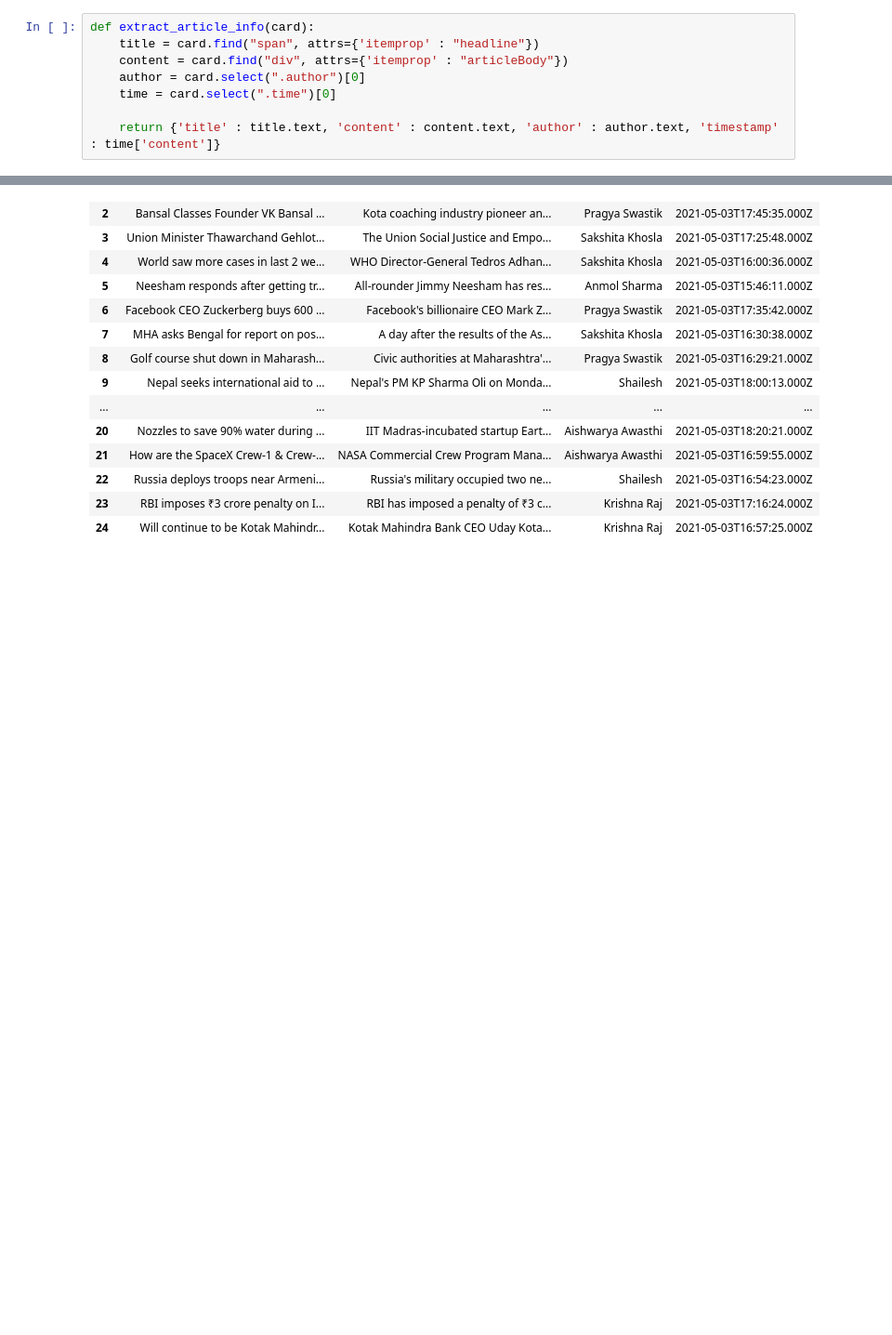
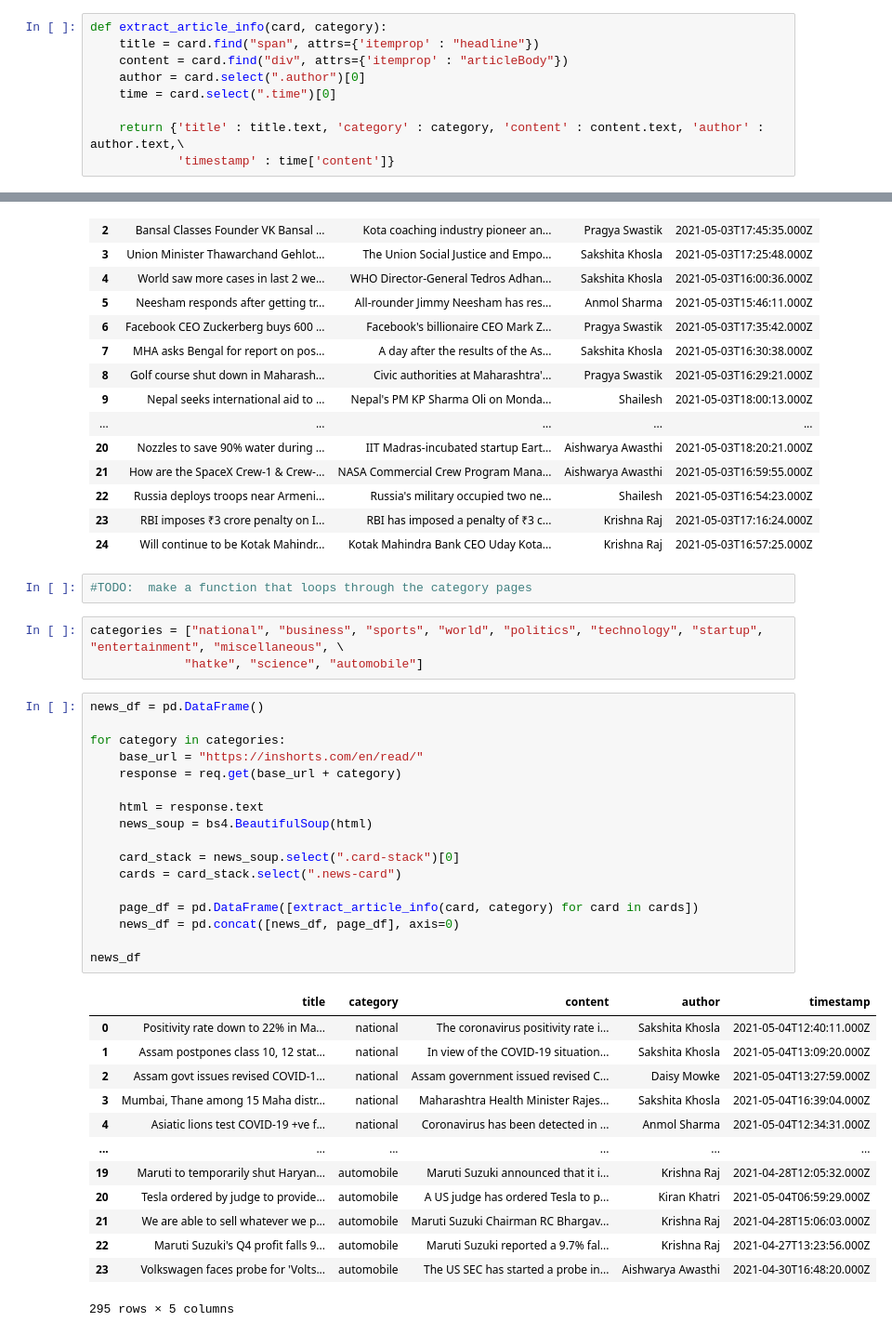
Before and after one commit to david-ryan-alviola/natural-language-processing-exercises, a Jupyter notebook: web_scraping_exercises.ipynb, the cells around one changed output, grey strips where cells are left out. Shown: that part at 93% size. Saved outputs shown, nothing was run; the diff lists cells and outputs as text; blank space fills up the shorter version.

Commit message:
Added category to inshort function

```diff
--- a/web_scraping_exercises.ipynb
+++ b/web_scraping_exercises.ipynb
@@ -321,13 +321,14 @@ time['content']
 # %% [output]
 '2021-05-03T17:10:34.000Z'
 # %%
-def extract_article_info(card):
+def extract_article_info(card, category):
     title = card.find("span", attrs={'itemprop' : "headline"})
     content = card.find("div", attrs={'itemprop' : "articleBody"})
     author = card.select(".author")[0]
     time = card.select(".time")[0]
 
-    return {'title' : title.text, 'content' : content.text, 'author' : author.text, 'timestamp' : time['content']}
+    return {'title' : title.text, 'category' : category, 'content' : content.text, 'author' : author.text,\
+            'timestamp' : time['content']}
 # %%
 cards = card_stack.select(".news-card")
 pd.DataFrame([extract_article_info(card) for card in cards])
@@ -370,3 +371,39 @@ acquire_inshort_data()
 | 22 | Russia deploys troops near Armeni... | Russia's military occupied two ne... | Shailesh | 2021-05-03T16:54:23.000Z |
 | 23 | RBI imposes ₹3 crore penalty on I... | RBI has imposed a penalty of ₹3 c... | Krishna Raj | 2021-05-03T17:16:24.000Z |
 | 24 | Will continue to be Kotak Mahindr... | Kotak Mahindra Bank CEO Uday Kota... | Krishna Raj | 2021-05-03T16:57:25.000Z |
+# %%
+#TODO:  make a function that loops through the category pages
+# %%
+categories = ["national", "business", "sports", "world", "politics", "technology", "startup", "entertainment", "miscellaneous", \
+             "hatke", "science", "automobile"]
+# %%
+news_df = pd.DataFrame()
+
+for category in categories:
+    base_url = "https://inshorts.com/en/read/"
+    response = req.get(base_url + category)
+
+    html = response.text
+    news_soup = bs4.BeautifulSoup(html)
+
+    card_stack = news_soup.select(".card-stack")[0]
+    cards = card_stack.select(".news-card")
+
+    page_df = pd.DataFrame([extract_article_info(card, category) for card in cards])
+    news_df = pd.concat([news_df, page_df], axis=0)
+
+news_df
+# %% [output]
+|  | title | category | content | author | timestamp |
+| 0 | Positivity rate down to 22% in Ma... | national | The coronavirus positivity rate i... | Sakshita Khosla | 2021-05-04T12:40:11.000Z |
+| 1 | Assam postpones class 10, 12 stat... | national | In view of the COVID-19 situation... | Sakshita Khosla | 2021-05-04T13:09:20.000Z |
+| 2 | Assam govt issues revised COVID-1... | national | Assam government issued revised C... | Daisy Mowke | 2021-05-04T13:27:59.000Z |
+| 3 | Mumbai, Thane among 15 Maha distr... | national | Maharashtra Health Minister Rajes... | Sakshita Khosla | 2021-05-04T16:39:04.000Z |
+| 4 | Asiatic lions test COVID-19 +ve f... | national | Coronavirus has been detected in ... | Anmol Sharma | 2021-05-04T12:34:31.000Z |
+| ... | ... | ... | ... | ... | ... |
+| 19 | Maruti to temporarily shut Haryan... | automobile | Maruti Suzuki announced that it i... | Krishna Raj | 2021-04-28T12:05:32.000Z |
+| 20 | Tesla ordered by judge to provide... | automobile | A US judge has ordered Tesla to p... | Kiran Khatri | 2021-05-04T06:59:29.000Z |
+| 21 | We are able to sell whatever we p... | automobile | Maruti Suzuki Chairman RC Bhargav... | Krishna Raj | 2021-04-28T15:06:03.000Z |
+| 22 | Maruti Suzuki's Q4 profit falls 9... | automobile | Maruti Suzuki reported a 9.7% fal... | Krishna Raj | 2021-04-27T13:23:56.000Z |
+| 23 | Volkswagen faces probe for 'Volts... | automobile | The US SEC has started a probe in... | Aishwarya Awasthi | 2021-04-30T16:48:20.000Z |
+295 rows × 5 columns
```
Also changed, not shown: parts of 1 cell of this notebook, 1 other file.
